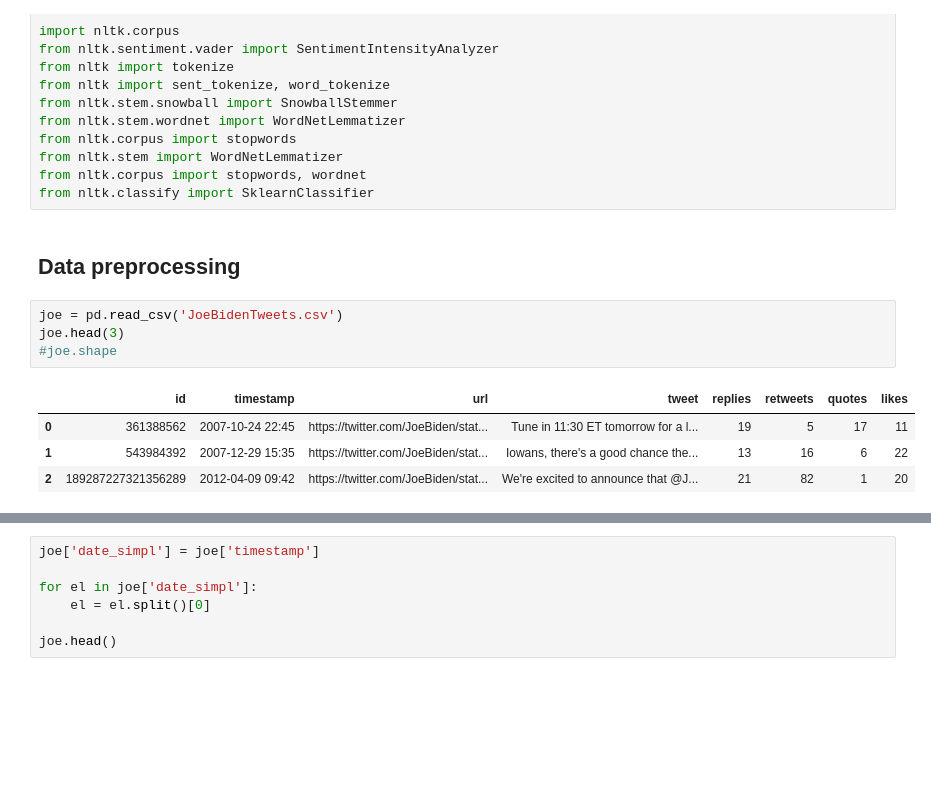
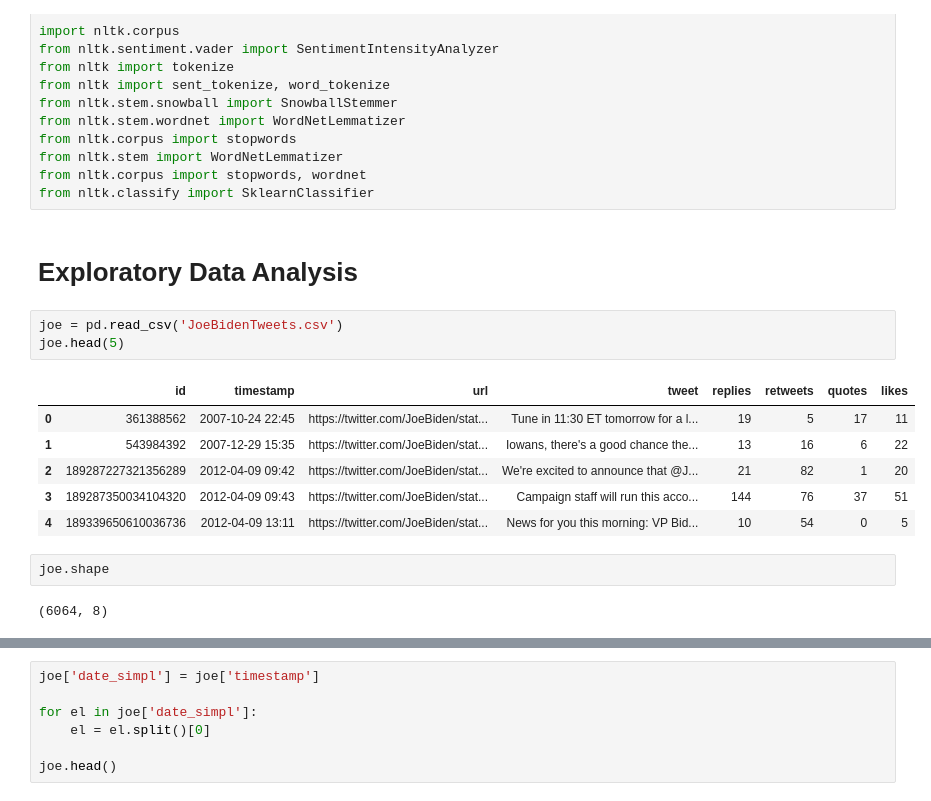
Before and after one commit to elzrd/cmhb-project-biden-tweet, a Jupyter notebook: Project.ipynb, the cells around one changed output, grey strips where cells are left out. Cells and saved outputs as stored; diff of their text form; blank space fills up the shorter version.

```diff
--- a/Project.ipynb
+++ b/Project.ipynb
@@ -26,13 +26,18 @@ from nltk.stem import WordNetLemmatizer
 from nltk.corpus import stopwords, wordnet
 from nltk.classify import SklearnClassifier
 # %% [markdown]
-## Data preprocessing
+# Exploratory Data Analysis
 # %%
 joe = pd.read_csv('JoeBidenTweets.csv')
-joe.head(3)
-#joe.shape
+joe.head(5)
 # %% [output]
 |  | id | timestamp | url | tweet | replies | retweets | quotes | likes |
 | 0 | 361388562 | 2007-10-24 22:45 | https://twitter.com/JoeBiden/stat... | Tune in 11:30 ET tomorrow for a l... | 19 | 5 | 17 | 11 |
 | 1 | 543984392 | 2007-12-29 15:35 | https://twitter.com/JoeBiden/stat... | Iowans, there's a good chance the... | 13 | 16 | 6 | 22 |
 | 2 | 189287227321356289 | 2012-04-09 09:42 | https://twitter.com/JoeBiden/stat... | We're excited to announce that @J... | 21 | 82 | 1 | 20 |
+| 3 | 189287350034104320 | 2012-04-09 09:43 | https://twitter.com/JoeBiden/stat... | Campaign staff will run this acco... | 144 | 76 | 37 | 51 |
+| 4 | 189339650610036736 | 2012-04-09 13:11 | https://twitter.com/JoeBiden/stat... | News for you this morning: VP Bid... | 10 | 54 | 0 | 5 |
+# %%
+joe.shape
+# %% [output]
+(6064, 8)
```
Also changed, not shown: parts of 14 cells of this notebook.
